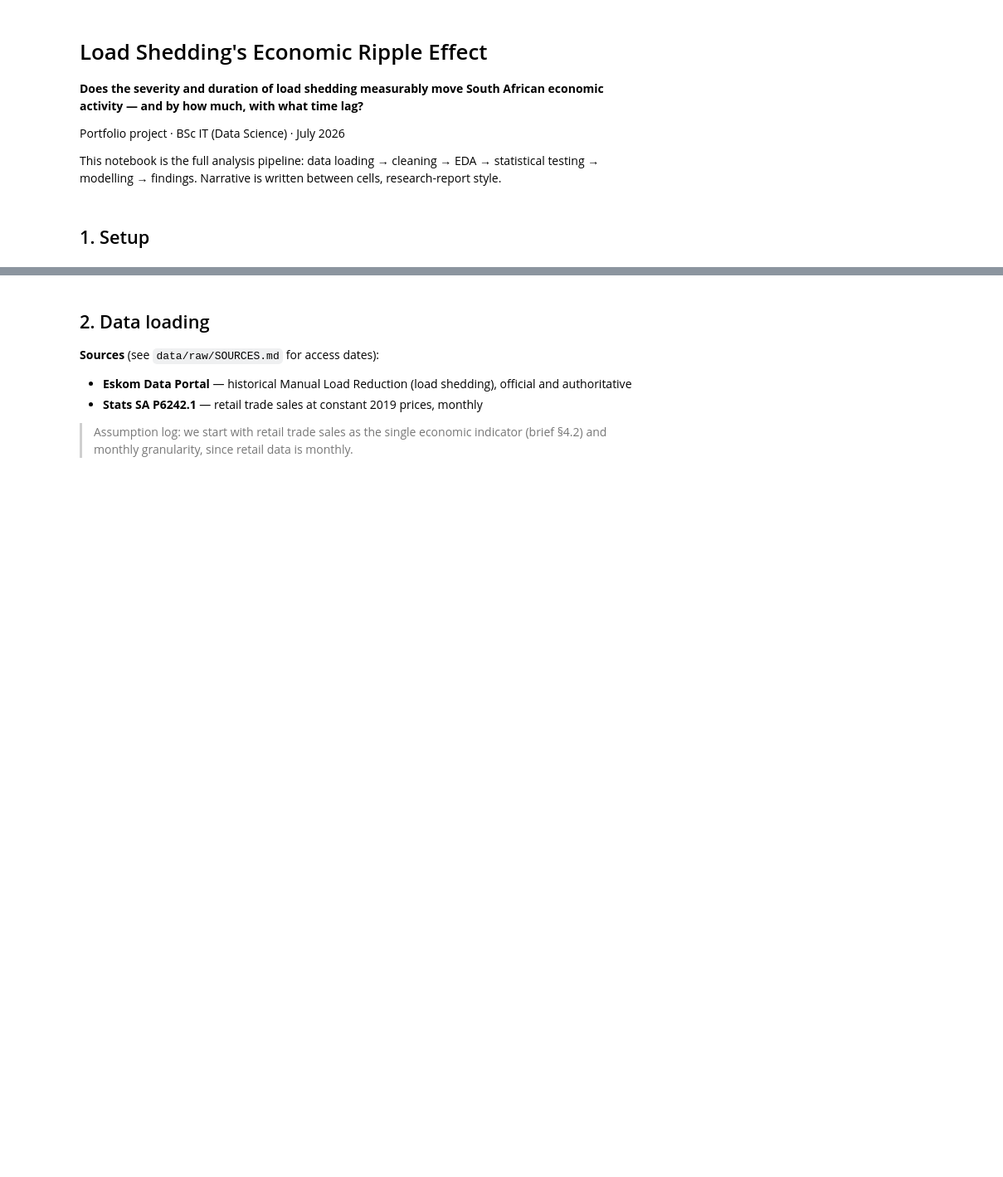
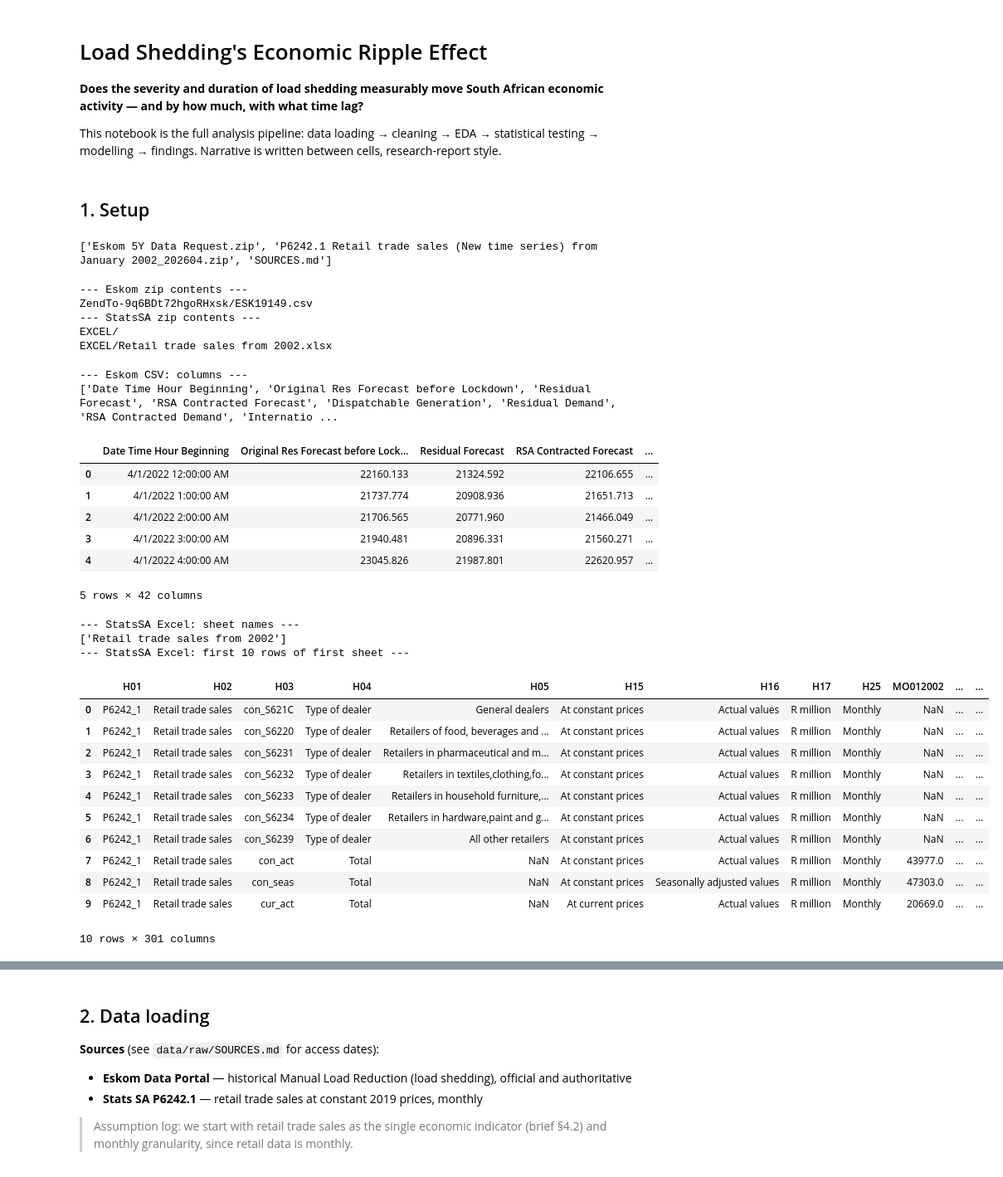
Before and after one commit to Don4chnge/loadshedding-economy, a Jupyter notebook: notebooks/01_loadshedding_economy_analysis.ipynb, the cells around one changed output, grey strips where cells are left out. Shown at 83% size. Cells and saved outputs as stored; diff of their text form; code cells hidden in the pictures; blank space fills up the shorter version.

```diff
--- a/notebooks/01_loadshedding_economy_analysis.ipynb
+++ b/notebooks/01_loadshedding_economy_analysis.ipynb
@@ -2,7 +2,6 @@
 # Load Shedding's Economic Ripple Effect
 **Does the severity and duration of load shedding measurably move South African economic activity — and by how much, with what time lag?**
 
-Portfolio project · BSc IT (Data Science) · July 2026
 
 This notebook is the full analysis pipeline: data loading → cleaning → EDA → statistical testing → modelling → findings. Narrative is written between cells, research-report style.
 # %% [markdown]
@@ -21,3 +20,74 @@ plt.rcParams["figure.figsize"] = (12, 5)
 RAW = "../data/raw/"
 PROCESSED = "../data/processed/"
 CHARTS = "../charts/"
+# %%
+import os
+print(os.listdir(RAW))
+# %% [output]
+['Eskom 5Y Data Request.zip', 'P6242.1 Retail trade sales (New time series) from January 2002_202604.zip', 'SOURCES.md']
+# %%
+import zipfile
+
+with zipfile.ZipFile(RAW + "Eskom 5Y Data Request.zip") as z:
+    print("--- Eskom zip contents ---")
+    for name in z.namelist():
+        print(name)
+
+with zipfile.ZipFile(RAW + "P6242.1 Retail trade sales (New time series) from January 2002_202604.zip") as z:
+    print("--- StatsSA zip contents ---")
+    for name in z.namelist():
+        print(name)
+# %% [output]
+--- Eskom zip contents ---
+ZendTo-9q6BDt72hgoRHxsk/ESK19149.csv
+--- StatsSA zip contents ---
+EXCEL/
+EXCEL/Retail trade sales from 2002.xlsx
+# %%
+import zipfile
+import pandas as pd
+
+# Peek at the Eskom CSV
+with zipfile.ZipFile(RAW + "Eskom 5Y Data Request.zip") as z:
+    with z.open("ZendTo-9q6BDt72hgoRHxsk/ESK19149.csv") as f:
+        eskom_preview = pd.read_csv(f, nrows=5)
+
+print("--- Eskom CSV: columns ---")
+print(list(eskom_preview.columns))
+display(eskom_preview)
+
+# Peek at the StatsSA Excel file
+with zipfile.ZipFile(RAW + "P6242.1 Retail trade sales (New time series) from January 2002_202604.zip") as z:
+    with z.open("EXCEL/Retail trade sales from 2002.xlsx") as f:
+        xls = pd.ExcelFile(f)
+        print("--- StatsSA Excel: sheet names ---")
+        print(xls.sheet_names)
+        retail_preview = xls.parse(xls.sheet_names[0], nrows=10)
+
+print("--- StatsSA Excel: first 10 rows of first sheet ---")
+display(retail_preview)
+# %% [output]
+--- Eskom CSV: columns ---
+['Date Time Hour Beginning', 'Original Res Forecast before Lockdown', 'Residual Forecast', 'RSA Contracted Forecast', 'Dispatchable Generation', 'Residual Demand', 'RSA Contracted Demand', 'Internatio ...
+|  | Date Time Hour Beginning | Original Res Forecast before Lock... | Residual Forecast | RSA Contracted Forecast | ... |
+| 0 | 4/1/2022 12:00:00 AM | 22160.133 | 21324.592 | 22106.655 | ... |
+| 1 | 4/1/2022 1:00:00 AM | 21737.774 | 20908.936 | 21651.713 | ... |
+| 2 | 4/1/2022 2:00:00 AM | 21706.565 | 20771.960 | 21466.049 | ... |
+| 3 | 4/1/2022 3:00:00 AM | 21940.481 | 20896.331 | 21560.271 | ... |
+| 4 | 4/1/2022 4:00:00 AM | 23045.826 | 21987.801 | 22620.957 | ... |
+5 rows × 42 columns
+--- StatsSA Excel: sheet names ---
+['Retail trade sales from 2002']
+--- StatsSA Excel: first 10 rows of first sheet ---
+|  | H01 | H02 | H03 | H04 | H05 | H15 | H16 | H17 | H25 | MO012002 | ... | ... |
+| 0 | P6242_1 | Retail trade sales | con_S621C | Type of dealer | General dealers | At constant prices | Actual values | R million | Monthly | NaN | ... | ... |
+| 1 | P6242_1 | Retail trade sales | con_S6220 | Type of dealer | Retailers of food, beverages and ... | At constant prices | Actual values | R million | Monthly | NaN | ... | ... |
+| 2 | P6242_1 | Retail trade sales | con_S6231 | Type of dealer | Retailers in pharmaceutical and m... | At constant prices | Actual values | R million | Monthly | NaN | ... | ... |
+| 3 | P6242_1 | Retail trade sales | con_S6232 | Type of dealer | Retailers in textiles,clothing,fo... | At constant prices | Actual values | R million | Monthly | NaN | ... | ... |
+| 4 | P6242_1 | Retail trade sales | con_S6233 | Type of dealer | Retailers in household furniture,... | At constant prices | Actual values | R million | Monthly | NaN | ... | ... |
+| 5 | P6242_1 | Retail trade sales | con_S6234 | Type of dealer | Retailers in hardware,paint and g... | At constant prices | Actual values | R million | Monthly | NaN | ... | ... |
+| 6 | P6242_1 | Retail trade sales | con_S6239 | Type of dealer | All other retailers | At constant prices | Actual values | R million | Monthly | NaN | ... | ... |
+| 7 | P6242_1 | Retail trade sales | con_act | Total | NaN | At constant prices | Actual values | R million | Monthly | 43977.0 | ... | ... |
+| 8 | P6242_1 | Retail trade sales | con_seas | Total | NaN | At constant prices | Seasonally adjusted values | R million | Monthly | 47303.0 | ... | ... |
+| 9 | P6242_1 | Retail trade sales | cur_act | Total | NaN | At current prices | Actual values | R million | Monthly | 20669.0 | ... | ... |
+10 rows × 301 columns
```
Also changed, not shown: parts of 17 cells of this notebook, 5 other files.
